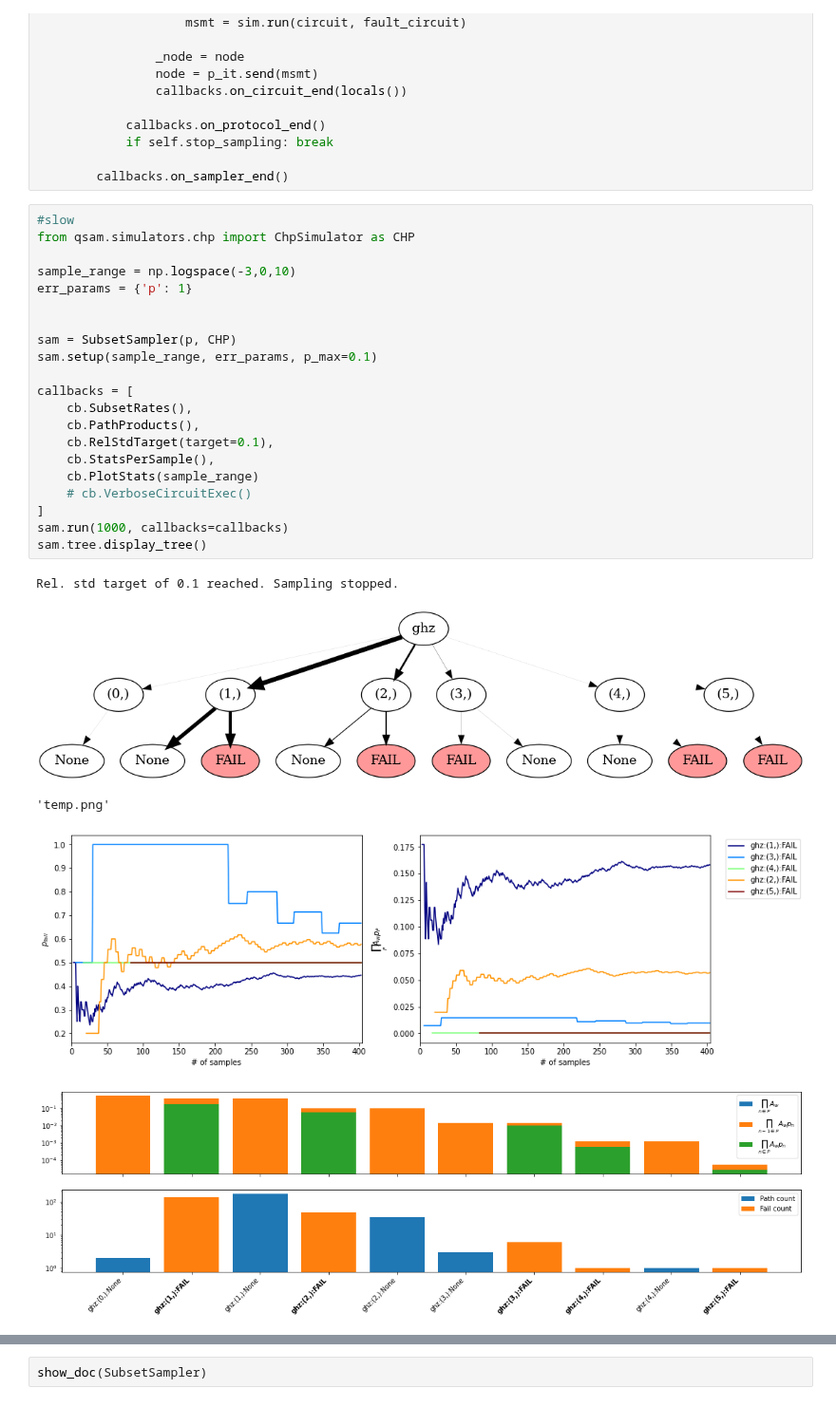
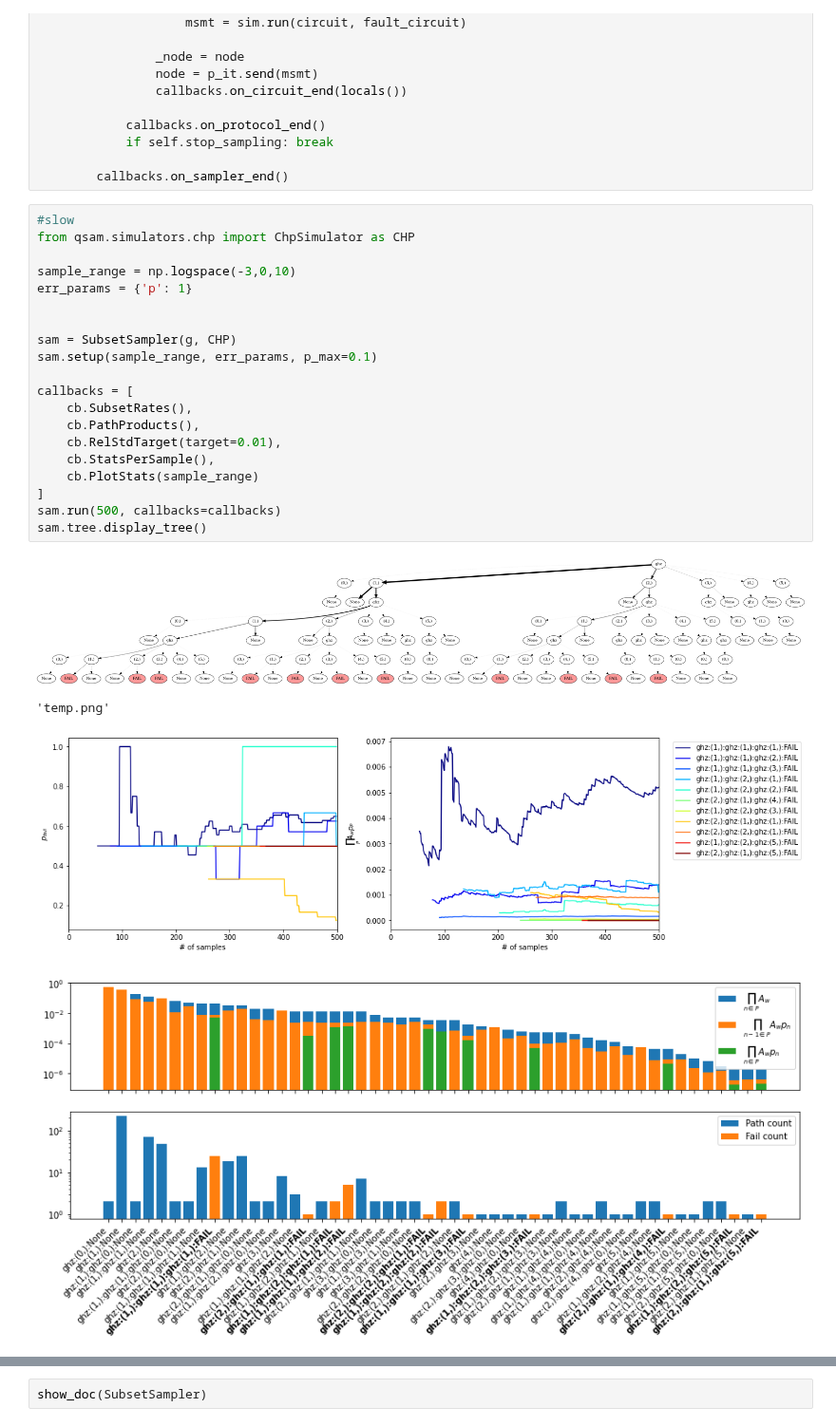
Before and after one commit to dpwinter/qsample, a Jupyter notebook: 05b_samplers.protocol_samplers.ipynb, the cells around one changed output, grey strips where cells are left out. Shown at 95% size. Drawn from its saved outputs; the diff is of its cells as text.

```diff
--- a/05b_samplers.protocol_samplers.ipynb
+++ b/05b_samplers.protocol_samplers.ipynb
@@ -264,27 +246,25 @@ class SubsetSampler:
 # %%
 #slow
 from qsam.simulators.chp import ChpSimulator as CHP
 
 sample_range = np.logspace(-3,0,10)
 err_params = {'p': 1}
 
 
-sam = SubsetSampler(p, CHP)
+sam = SubsetSampler(g, CHP)
 sam.setup(sample_range, err_params, p_max=0.1)
 
 callbacks = [
     cb.SubsetRates(),
     cb.PathProducts(),
-    cb.RelStdTarget(target=0.1),
+    cb.RelStdTarget(target=0.01),
     cb.StatsPerSample(),
     cb.PlotStats(sample_range)
-    # cb.VerboseCircuitExec()
 ]
-sam.run(1000, callbacks=callbacks)
+sam.run(500, callbacks=callbacks)
 sam.tree.display_tree()
 # %% [output]
+[figure, new version]
-Rel. std target of 0.1 reached. Sampling stopped.
+'temp.png'
-[figure, old version]
-'temp.png'
-[figure, old version]
+[figure, new version]
-[figure, old version]
+[figure, new version]
```
Also changed, not shown: parts of 2 cells of this notebook, 5 other files.
